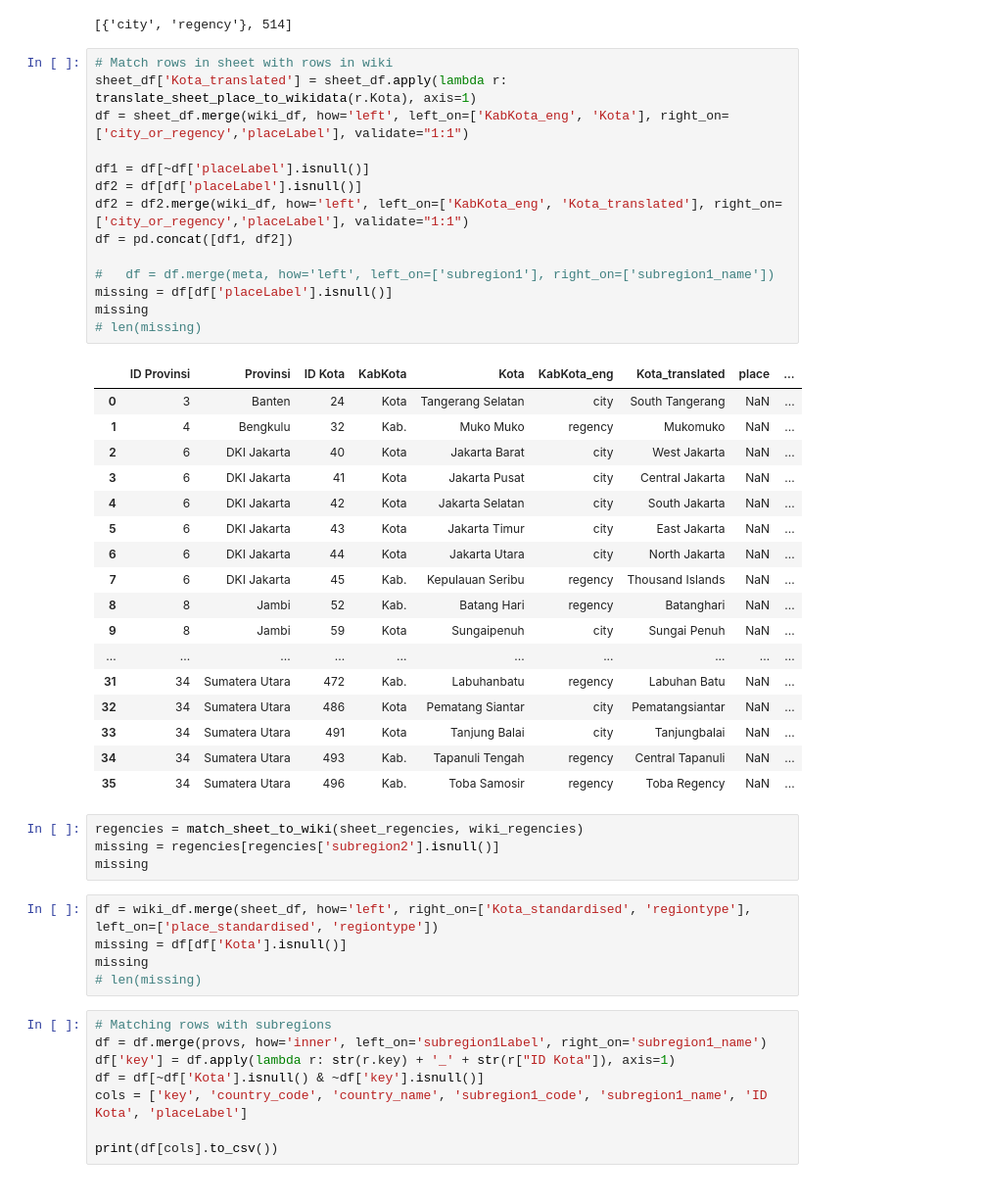
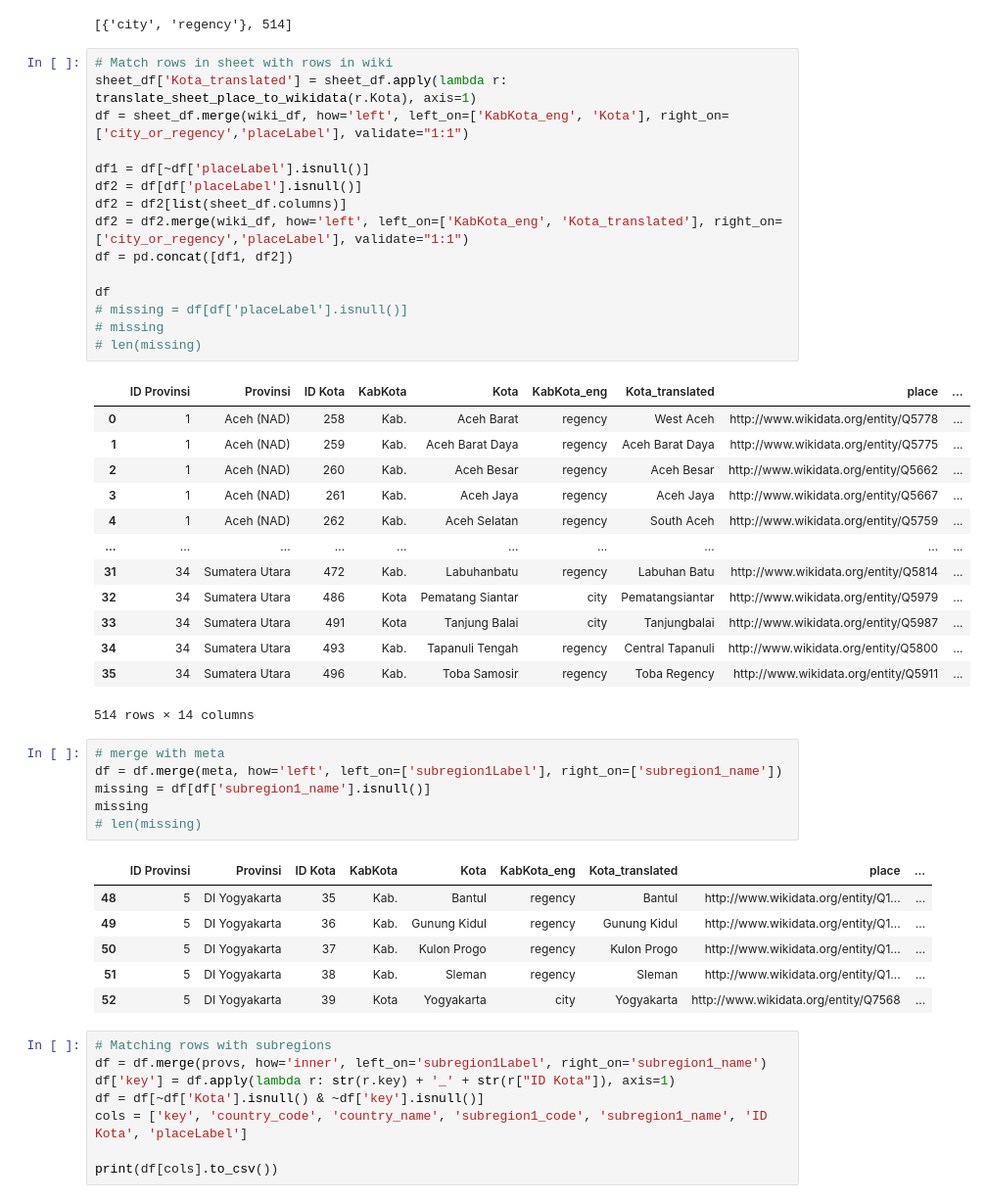
Before and after one commit to dhan16/colabs, a Jupyter notebook: covid19opendata/WikiData.ipynb, the cells around one changed output. Shown at 98% size. Saved outputs shown, nothing was run; the diff lists cells and outputs as text.

Commit message:
all sheet rows are matched except special region of Yogyakarta

```diff
--- a/covid19opendata/WikiData.ipynb
+++ b/covid19opendata/WikiData.ipynb
@@ -223,44 +223,45 @@ sheet_df['KabKota_eng'] = sheet_df.apply(lambda r: city_or_regency(r.KabKota), a
 # %%
 # Match rows in sheet with rows in wiki
 sheet_df['Kota_translated'] = sheet_df.apply(lambda r: translate_sheet_place_to_wikidata(r.Kota), axis=1)
 df = sheet_df.merge(wiki_df, how='left', left_on=['KabKota_eng', 'Kota'], right_on=['city_or_regency','placeLabel'], validate="1:1")
 
 df1 = df[~df['placeLabel'].isnull()]
 df2 = df[df['placeLabel'].isnull()]
+df2 = df2[list(sheet_df.columns)]
 df2 = df2.merge(wiki_df, how='left', left_on=['KabKota_eng', 'Kota_translated'], right_on=['city_or_regency','placeLabel'], validate="1:1")
 df = pd.concat([df1, df2])
 
-#   df = df.merge(meta, how='left', left_on=['subregion1'], right_on=['subregion1_name'])
-missing = df[df['placeLabel'].isnull()]
-missing
+df
+# missing = df[df['placeLabel'].isnull()]
+# missing
 # len(missing)
 # %% [output]
 |  | ID Provinsi | Provinsi | ID Kota | KabKota | Kota | KabKota_eng | Kota_translated | place | ... |
-| 0 | 3 | Banten | 24 | Kota | Tangerang Selatan | city | South Tangerang | NaN | ... |
-| 1 | 4 | Bengkulu | 32 | Kab. | Muko Muko | regency | Mukomuko | NaN | ... |
-| 2 | 6 | DKI Jakarta | 40 | Kota | Jakarta Barat | city | West Jakarta | NaN | ... |
-| 3 | 6 | DKI Jakarta | 41 | Kota | Jakarta Pusat | city | Central Jakarta | NaN | ... |
-| 4 | 6 | DKI Jakarta | 42 | Kota | Jakarta Selatan | city | South Jakarta | NaN | ... |
-| 5 | 6 | DKI Jakarta | 43 | Kota | Jakarta Timur | city | East Jakarta | NaN | ... |
-| 6 | 6 | DKI Jakarta | 44 | Kota | Jakarta Utara | city | North Jakarta | NaN | ... |
-| 7 | 6 | DKI Jakarta | 45 | Kab. | Kepulauan Seribu | regency | Thousand Islands | NaN | ... |
-| 8 | 8 | Jambi | 52 | Kab. | Batang Hari | regency | Batanghari | NaN | ... |
-| 9 | 8 | Jambi | 59 | Kota | Sungaipenuh | city | Sungai Penuh | NaN | ... |
+| 0 | 1 | Aceh (NAD) | 258 | Kab. | Aceh Barat | regency | West Aceh | http://www.wikidata.org/entity/Q5778 | ... |
+| 1 | 1 | Aceh (NAD) | 259 | Kab. | Aceh Barat Daya | regency | Aceh Barat Daya | http://www.wikidata.org/entity/Q5775 | ... |
+| 2 | 1 | Aceh (NAD) | 260 | Kab. | Aceh Besar | regency | Aceh Besar | http://www.wikidata.org/entity/Q5662 | ... |
+| 3 | 1 | Aceh (NAD) | 261 | Kab. | Aceh Jaya | regency | Aceh Jaya | http://www.wikidata.org/entity/Q5667 | ... |
+| 4 | 1 | Aceh (NAD) | 262 | Kab. | Aceh Selatan | regency | South Aceh | http://www.wikidata.org/entity/Q5759 | ... |
 | ... | ... | ... | ... | ... | ... | ... | ... | ... | ... |
-| 31 | 34 | Sumatera Utara | 472 | Kab. | Labuhanbatu | regency | Labuhan Batu | NaN | ... |
-| 32 | 34 | Sumatera Utara | 486 | Kota | Pematang Siantar | city | Pematangsiantar | NaN | ... |
-| 33 | 34 | Sumatera Utara | 491 | Kota | Tanjung Balai | city | Tanjungbalai | NaN | ... |
-| 34 | 34 | Sumatera Utara | 493 | Kab. | Tapanuli Tengah | regency | Central Tapanuli | NaN | ... |
-| 35 | 34 | Sumatera Utara | 496 | Kab. | Toba Samosir | regency | Toba Regency | NaN | ... |
+| 31 | 34 | Sumatera Utara | 472 | Kab. | Labuhanbatu | regency | Labuhan Batu | http://www.wikidata.org/entity/Q5814 | ... |
+| 32 | 34 | Sumatera Utara | 486 | Kota | Pematang Siantar | city | Pematangsiantar | http://www.wikidata.org/entity/Q5979 | ... |
+| 33 | 34 | Sumatera Utara | 491 | Kota | Tanjung Balai | city | Tanjungbalai | http://www.wikidata.org/entity/Q5987 | ... |
+| 34 | 34 | Sumatera Utara | 493 | Kab. | Tapanuli Tengah | regency | Central Tapanuli | http://www.wikidata.org/entity/Q5800 | ... |
+| 35 | 34 | Sumatera Utara | 496 | Kab. | Toba Samosir | regency | Toba Regency | http://www.wikidata.org/entity/Q5911 | ... |
+514 rows × 14 columns
-# %%
-regencies = match_sheet_to_wiki(sheet_regencies, wiki_regencies)
-missing = regencies[regencies['subregion2'].isnull()]
-missing
 # %%
-df = wiki_df.merge(sheet_df, how='left', right_on=['Kota_standardised', 'regiontype'], left_on=['place_standardised', 'regiontype'])
-missing = df[df['Kota'].isnull()]
+# merge with meta
+df = df.merge(meta, how='left', left_on=['subregion1Label'], right_on=['subregion1_name'])
+missing = df[df['subregion1_name'].isnull()]
 missing
 # len(missing)
+# %% [output]
+|  | ID Provinsi | Provinsi | ID Kota | KabKota | Kota | KabKota_eng | Kota_translated | place | ... |
+| 48 | 5 | DI Yogyakarta | 35 | Kab. | Bantul | regency | Bantul | http://www.wikidata.org/entity/Q1... | ... |
+| 49 | 5 | DI Yogyakarta | 36 | Kab. | Gunung Kidul | regency | Gunung Kidul | http://www.wikidata.org/entity/Q1... | ... |
+| 50 | 5 | DI Yogyakarta | 37 | Kab. | Kulon Progo | regency | Kulon Progo | http://www.wikidata.org/entity/Q1... | ... |
+| 51 | 5 | DI Yogyakarta | 38 | Kab. | Sleman | regency | Sleman | http://www.wikidata.org/entity/Q1... | ... |
+| 52 | 5 | DI Yogyakarta | 39 | Kota | Yogyakarta | city | Yogyakarta | http://www.wikidata.org/entity/Q7568 | ... |
 # %%
 # Matching rows with subregions
 df = df.merge(provs, how='inner', left_on='subregion1Label', right_on='subregion1_name')
```
